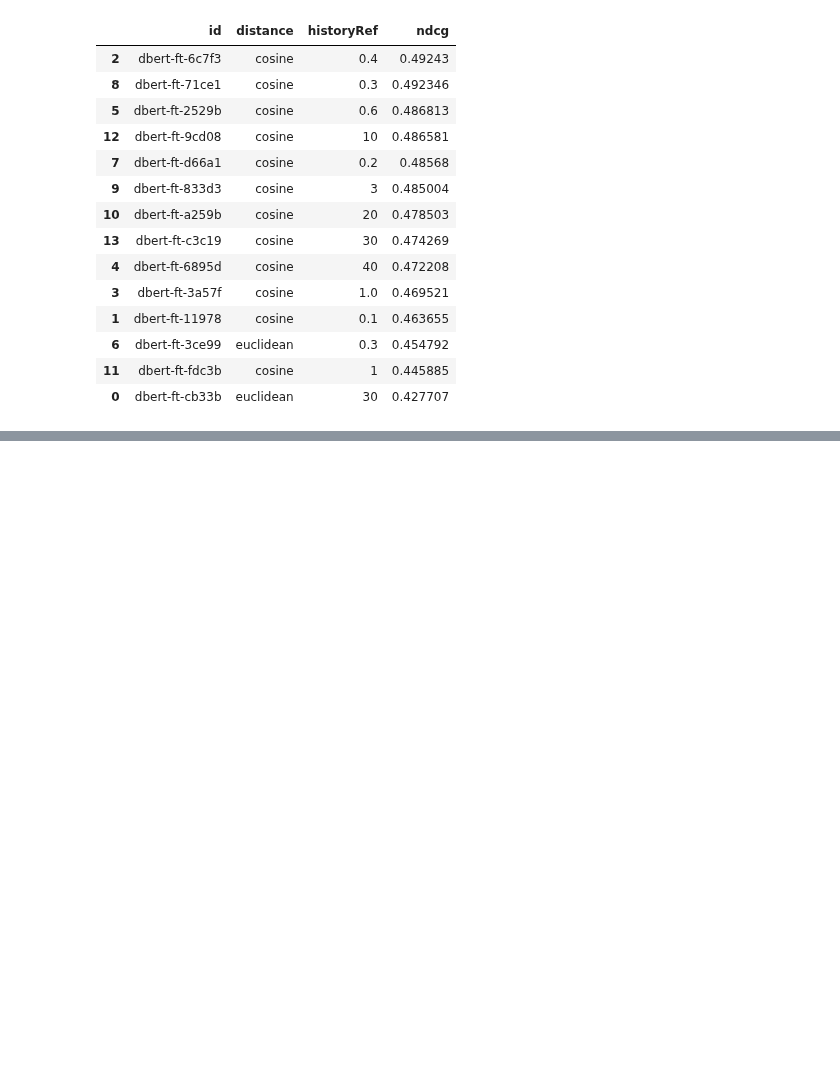
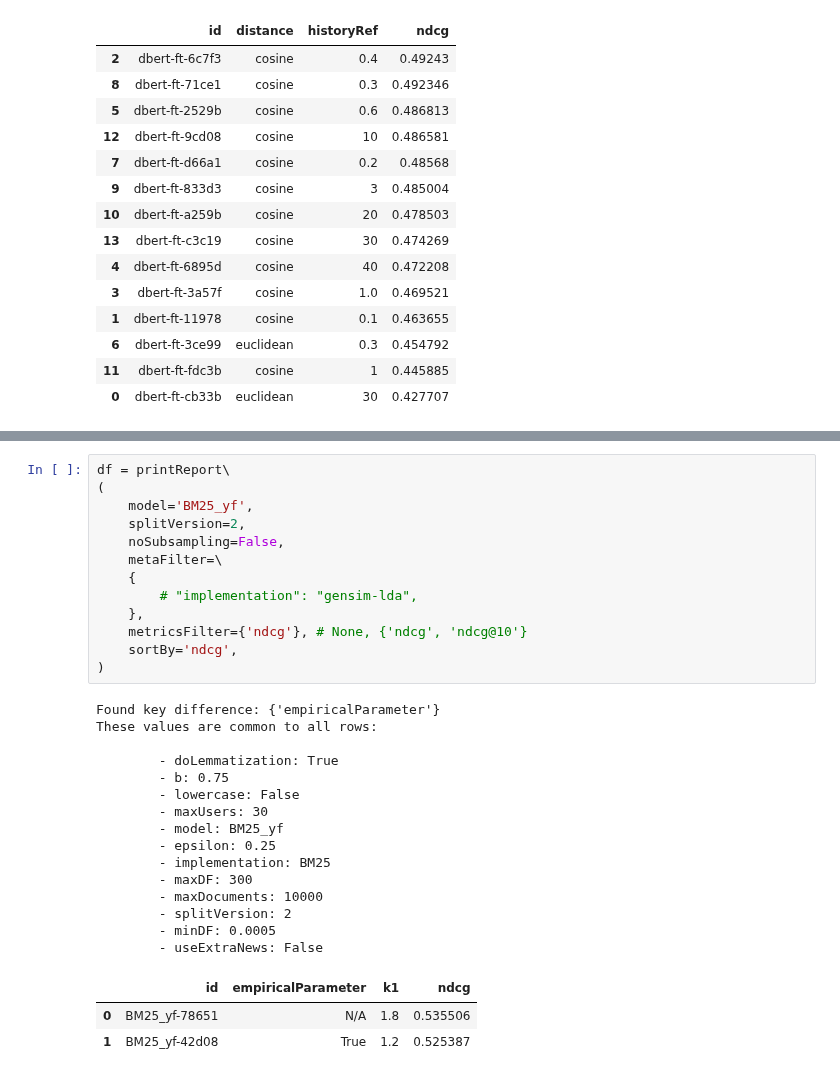
Before and after one commit to arthur-gallois/Twinews-adapted, a Jupyter notebook: twinews/evaluation/hjreport.ipynb, the cells around one changed output, grey strips where cells are left out. Saved outputs shown, nothing was run; the diff lists cells and outputs as text; blank space fills up the shorter version.

```diff
--- a/twinews/evaluation/hjreport.ipynb
+++ b/twinews/evaluation/hjreport.ipynb
@@ -225,0 +240,32 @@ These values are common to all rows:
+# %%
+df = printReport\
+(
+    model='BM25_yf',
+    splitVersion=2,
+    noSubsampling=False,
+    metaFilter=\
+    {
+        # "implementation": "gensim-lda",
+    },
+    metricsFilter={'ndcg'}, # None, {'ndcg', 'ndcg@10'}
+    sortBy='ndcg',
+)
+# %% [output]
+Found key difference: {'empiricalParameter'}
+These values are common to all rows:
+
+        - doLemmatization: True
+        - b: 0.75
+        - lowercase: False
+        - maxUsers: 30
+        - model: BM25_yf
+        - epsilon: 0.25
+        - implementation: BM25
+        - maxDF: 300
+        - maxDocuments: 10000
+        - splitVersion: 2
+        - minDF: 0.0005
+        - useExtraNews: False
+|  | id | empiricalParameter | k1 | ndcg |
+| 0 | BM25_yf-78651 | N/A | 1.8 | 0.535506 |
+| 1 | BM25_yf-42d08 | True | 1.2 | 0.525387 |
```
Also changed, not shown: parts of 2 cells of this notebook, 3 other files.
